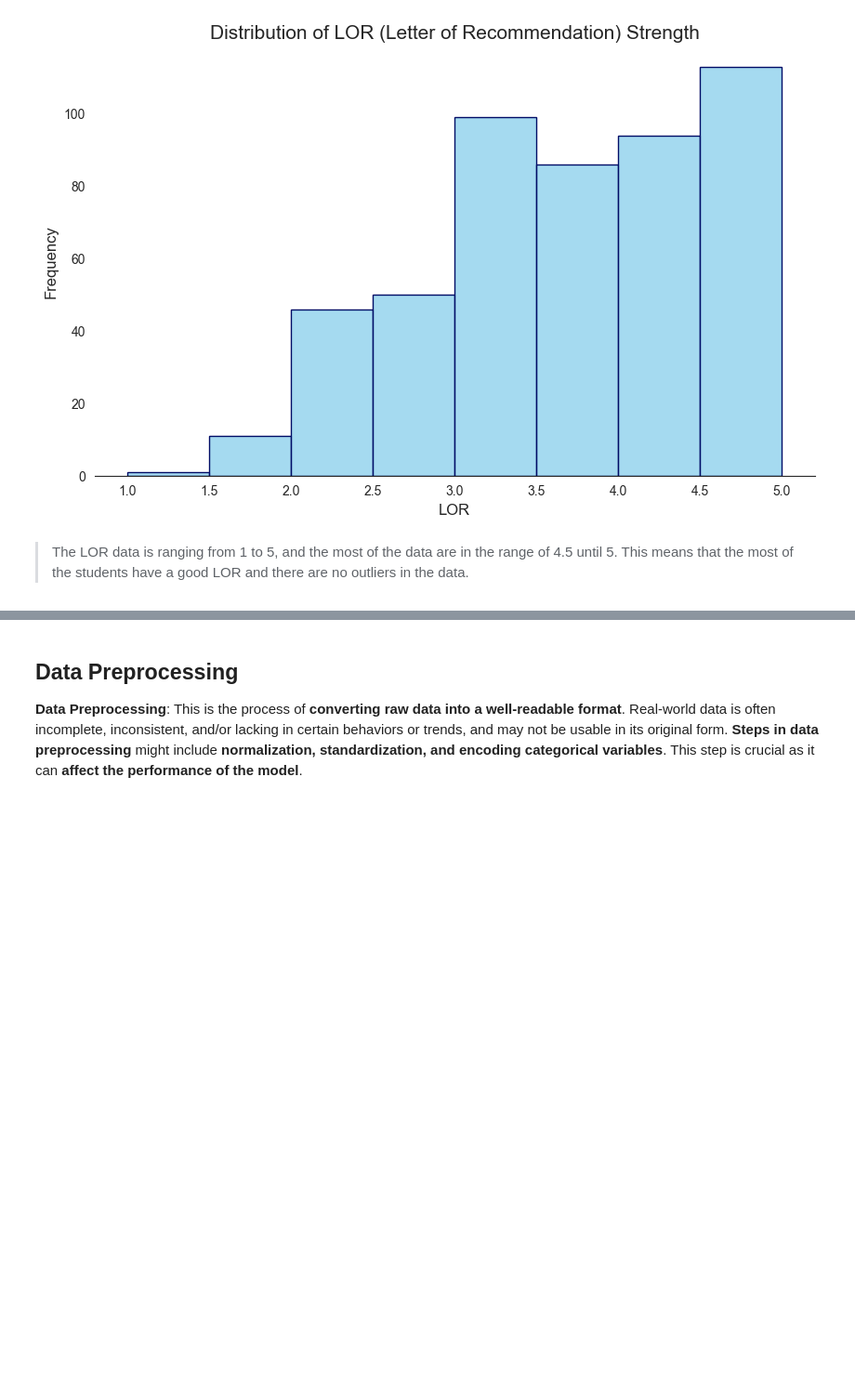
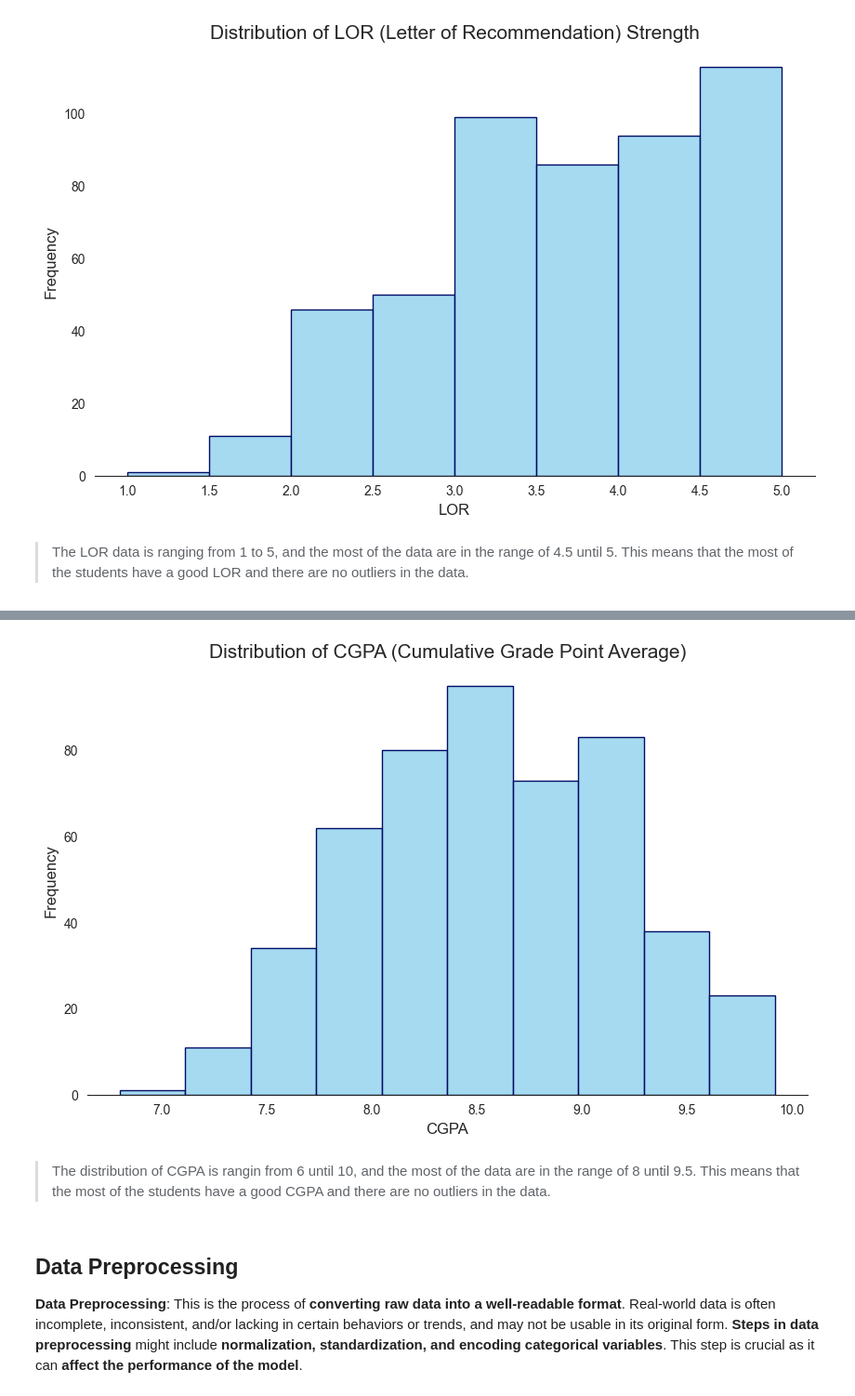
Before and after one commit to stefansphtr/Deep-Learning-Regression-with-Admissions-Data, a Jupyter notebook: Graduate_Admissions_Prediction_with_TensorFlow.ipynb, the cells around one changed output, grey strips where cells are left out. Shown: that part at 93% size. Cells and saved outputs as stored; diff of their text form; code cells hidden in the pictures; blank space fills up the shorter version.

Commit message:
chore(eda): complete univariate analysis for the cgpa

```diff
--- a/Graduate_Admissions_Prediction_with_TensorFlow.ipynb
+++ b/Graduate_Admissions_Prediction_with_TensorFlow.ipynb
@@ -395,3 +412,17 @@ utils.plot_distribution(
+# %%
+# Plot the distribution of CGPA (Cumulative Grade Point Average)
+utils.plot_distribution(
+    data=df_admissions,
+    column="cgpa",
+    title="Distribution of CGPA (Cumulative Grade Point Average)",
+    xlabel="CGPA",
+    ylabel="Frequency",
+    num_bins=10
+)
+# %% [output]
+[figure, added]
+# %% [markdown]
+> The distribution of CGPA is rangin from 6 until 10, and the most of the data are in the range of 8 until 9.5. This means that the most of the students have a good CGPA and there are no outliers in the data.
 # %% [markdown]
 ## Data Preprocessing
 
```
Also changed, not shown: parts of 2 cells of this notebook.
